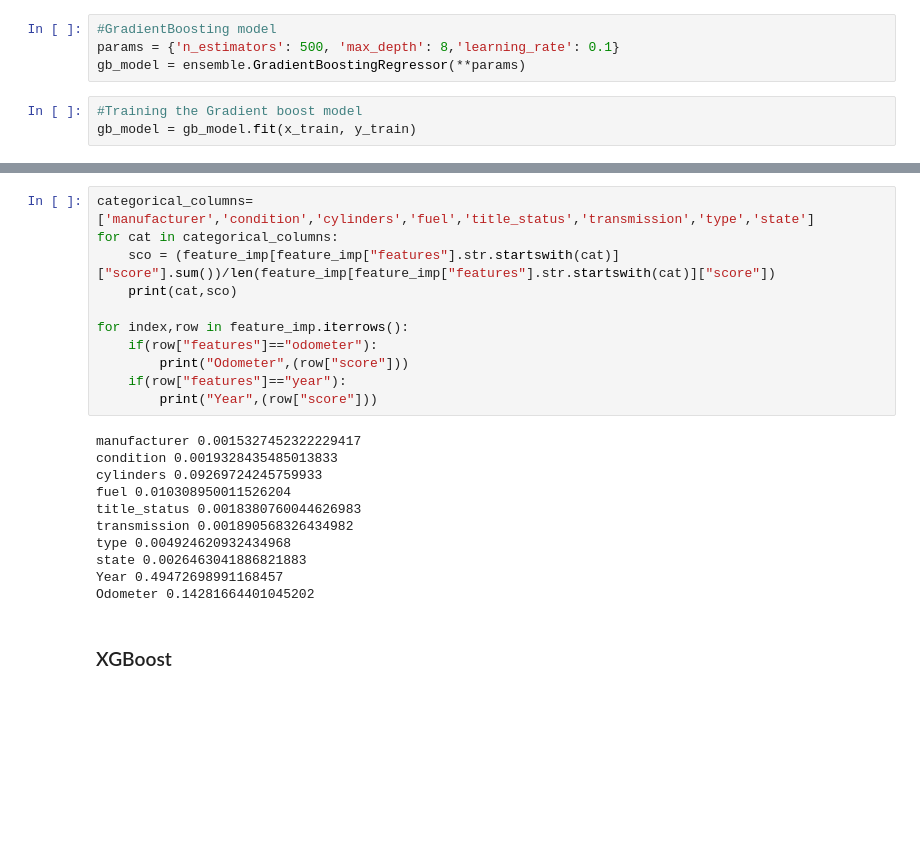
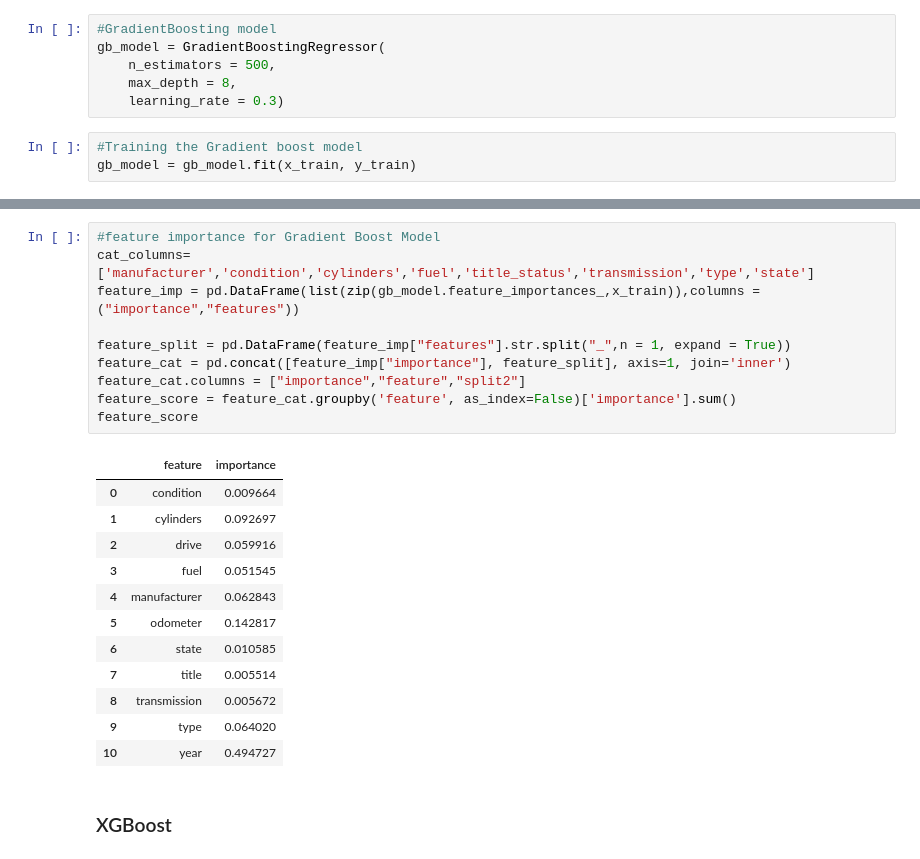
Before and after one commit to vkhanderao/Used-Cars-Price-Prediction, a Jupyter notebook: Code/Modelling_and_Validation1.ipynb, the cells around one changed output, grey strips where cells are left out. Cells and saved outputs as stored; diff of their text form; blank space fills up the shorter version.

Commit message:
Feature Importance Final changes for Gradient Boosting and XGBoost

```diff
--- a/Code/Modelling_and_Validation1.ipynb
+++ b/Code/Modelling_and_Validation1.ipynb
@@ -94,8 +104,10 @@ x_train.head()
 ### GradientBoosting Model
 # %%
 #GradientBoosting model
-params = {'n_estimators': 500, 'max_depth': 8,'learning_rate': 0.1}
-gb_model = ensemble.GradientBoostingRegressor(**params)
+gb_model = GradientBoostingRegressor(
+    n_estimators = 500,
+    max_depth = 8,
+    learning_rate = 0.3)
 # %%
 #Training the Gradient boost model
 gb_model = gb_model.fit(x_train, y_train)
@@ -150,25 +141,26 @@ feature_imp
-# %%
-categorical_columns=['manufacturer','condition','cylinders','fuel','title_status','transmission','type','state']
-for cat in categorical_columns:
-    sco = (feature_imp[feature_imp["features"].str.startswith(cat)]["score"].sum())/len(feature_imp[feature_imp["features"].str.startswith(cat)]["score"])
-    print(cat,sco)
-
-for index,row in feature_imp.iterrows():
-    if(row["features"]=="odometer"):
-        print("Odometer",(row["score"]))
-    if(row["features"]=="year"):
-        print("Year",(row["score"]))
-# %% [output]
-manufacturer 0.0015327452322229417
-condition 0.0019328435485013833
-cylinders 0.09269724245759933
-fuel 0.010308950011526204
-title_status 0.0018380760044626983
-transmission 0.001890568326434982
-type 0.004924620932434968
-state 0.0026463041886821883
-Year 0.49472698991168457
-Odometer 0.14281664401045202
+# %%
+#feature importance for Gradient Boost Model
+cat_columns=['manufacturer','condition','cylinders','fuel','title_status','transmission','type','state']
+feature_imp = pd.DataFrame(list(zip(gb_model.feature_importances_,x_train)),columns = ("importance","features"))
+
+feature_split = pd.DataFrame(feature_imp["features"].str.split("_",n = 1, expand = True))
+feature_cat = pd.concat([feature_imp["importance"], feature_split], axis=1, join='inner')
+feature_cat.columns = ["importance","feature","split2"]
+feature_score = feature_cat.groupby('feature', as_index=False)['importance'].sum()
+feature_score
+# %% [output]
+|  | feature | importance |
+| 0 | condition | 0.009664 |
+| 1 | cylinders | 0.092697 |
+| 2 | drive | 0.059916 |
+| 3 | fuel | 0.051545 |
+| 4 | manufacturer | 0.062843 |
+| 5 | odometer | 0.142817 |
+| 6 | state | 0.010585 |
+| 7 | title | 0.005514 |
+| 8 | transmission | 0.005672 |
+| 9 | type | 0.064020 |
+| 10 | year | 0.494727 |
 # %% [markdown]
 ### XGBoost
 # %%
```
Also changed, not shown: parts of 11 cells of this notebook.
